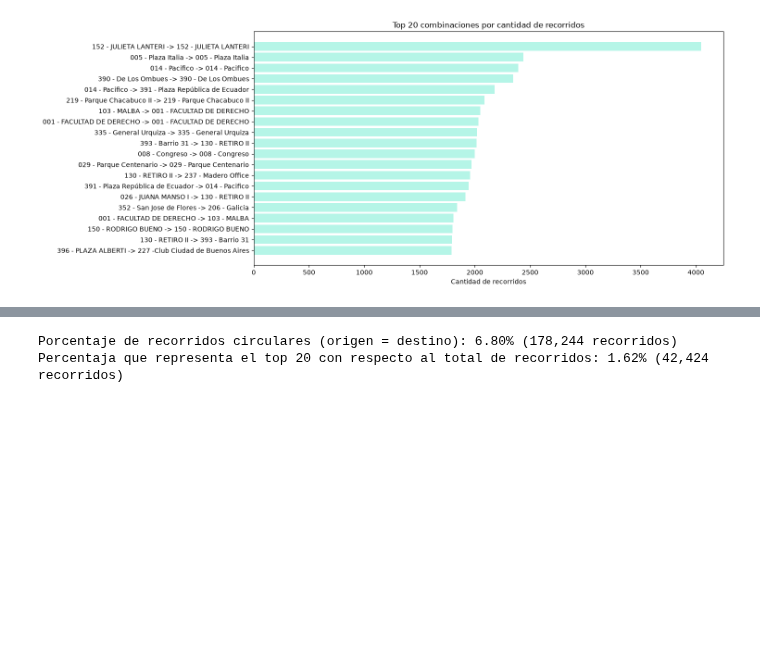
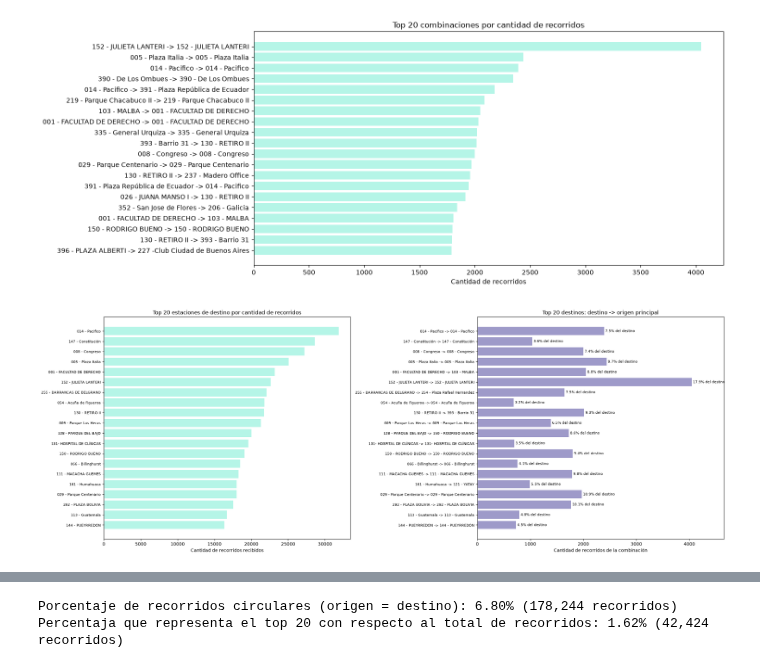
Before and after one commit to brigere/data-anlysis-ceia, a Jupyter notebook: tp_final_2026.ipynb, the cells around one changed output, grey strips where cells are left out. Drawn from its saved outputs; the diff is of its cells as text; code cells hidden in the pictures; blank space fills up the shorter version.

```diff
--- a/tp_final_2026.ipynb
+++ b/tp_final_2026.ipynb
@@ -617,3 +617,72 @@ plt.tight_layout()
 plt.show()
 # %% [output]
 [figure]
+# %%
+# Graficamos el top 20 desde la perspectiva del DESTINO: "destino -> origen"
+# Top estaciones de DESTINO (las que más recorridos reciben) y, para cada una,
+# se muestra su origen principal (la estación desde la que más recorridos llegan).
+top_n = 20
+# cantidad de recorridos que llegan a cada estación de destino
+destino_recorridos_counter = (
+    df_recorridos.groupby("id_estacion_destino", observed=True).size()
+    .rename("recorridos_por_destino").sort_values(ascending=False)
+)
+top_destinos = destino_recorridos_counter.head(top_n)
+
+# combinaciones destino -> origen (mismos conteos que origen -> destino, indexados por destino primero)
+combinaciones_destino_counter = (
+    df_recorridos.groupby(["id_estacion_destino", "id_estacion_origen"], observed=True).size()
+    .rename("recorridos_por_combinacion").sort_values(ascending=False)
+)
+
+# para cada destino del top 20: su origen principal y cuántos recorridos aporta
+origen_principal = (
+    combinaciones_destino_counter.reset_index()
+    .drop_duplicates("id_estacion_destino")          # ya está ordenado: la primera fila de cada destino es su origen principal
+    .set_index("id_estacion_destino")
+    .reindex(top_destinos.index)
+)
+origen_principal["pct_del_destino"] = origen_principal["recorridos_por_combinacion"] / top_destinos * 100
+
+# se usa el nombre de la estación en vez del id para que sea legible
+# (reutiliza `nombres` de la celda anterior; se completa con los nombres de destino por si alguna estación solo aparece como destino)
+nombres_destino = (
+    df_recorridos.drop_duplicates("id_estacion_destino")
+    .set_index("id_estacion_destino")["nombre_estacion_destino"]
+    .astype(str)
+)
+nombre = lambda est: nombres.get(est, nombres_destino.get(est, est))
+
+etiquetas_destinos = [nombre(d) for d in top_destinos.index]
+etiquetas_destino_origen = [
+    f"{nombre(d)} -> {nombre(o)}" for d, o in zip(origen_principal.index, origen_principal["id_estacion_origen"])
+]
+
+fig, axes = plt.subplots(1, 2, figsize=(22, 8))
+
+# izquierda: top 20 estaciones de destino por cantidad de recorridos recibidos
+axes[0].barh(etiquetas_destinos[::-1], top_destinos.values[::-1], color="#96f1de", alpha=0.7)
+axes[0].set_title(f"Top {top_n} estaciones de destino por cantidad de recorridos")
+axes[0].set_xlabel("Cantidad de recorridos recibidos")
+
+# derecha: para cada destino del top 20, su origen principal (destino -> origen)
+valores = origen_principal["recorridos_por_combinacion"].values
+axes[1].barh(etiquetas_destino_origen[::-1], valores[::-1], color="#7570b3", alpha=0.7)
+for y, (v, pct) in enumerate(zip(valores[::-1], origen_principal["pct_del_destino"].values[::-1])):
+    axes[1].text(v, y, f" {pct:.1f}% del destino", va="center", fontsize=8)
+axes[1].set_title(f"Top {top_n} destinos: destino -> origen principal")
+axes[1].set_xlabel("Cantidad de recorridos de la combinación")
+axes[1].margins(x=0.15)
+
+for ax in axes:
+    ax.tick_params(axis="y", labelsize=8)
+
+plt.tight_layout()
+plt.show()
+
+# top 20 combinaciones ordenadas por destino (destino -> origen), en formato tabla
+print(f"Top {top_n} combinaciones destino -> origen:")
+for (destino, origen), count in combinaciones_destino_counter.head(top_n).items():
+    print(f"{nombre(destino)} -> {nombre(origen)}: {count} recorridos ({count / combinaciones_destino_counter.sum() * 100:.2f}%)")
+# %% [output]
+[figure, added]
```
Also changed, not shown: parts of 22 cells of this notebook.
